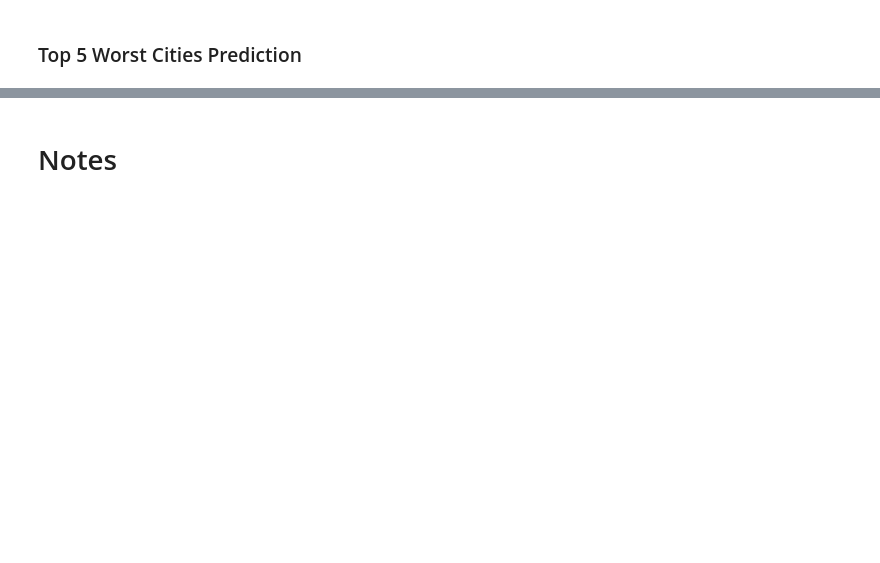
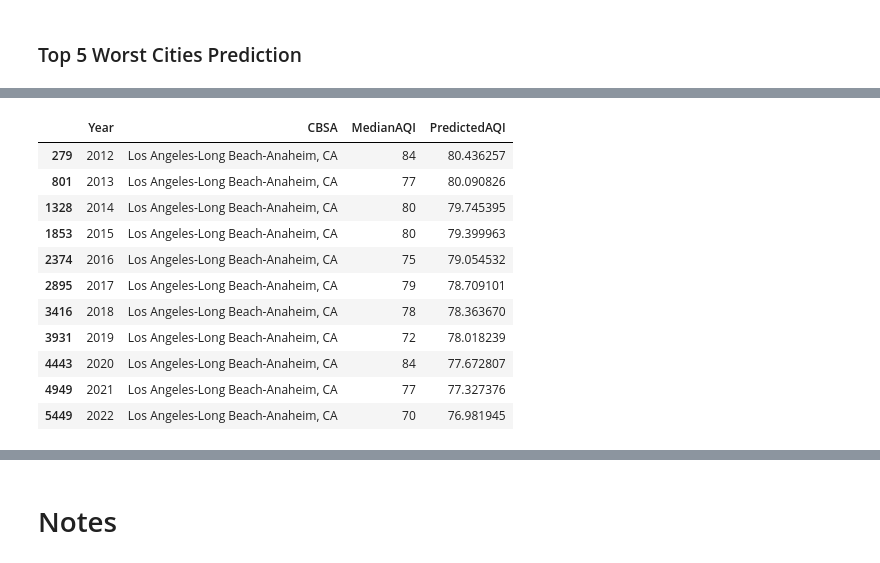
Before and after one commit to salvamike/US_Pollution-Project, a Jupyter notebook: ETL & Machine Learning/Machine_Model_Sam.ipynb, the cells around one changed output, grey strips where cells are left out. Cells and saved outputs as stored; diff of their text form; code cells hidden in the pictures; blank space fills up the shorter version.

```diff
--- a/ETL & Machine Learning/Machine_Model_Sam.ipynb
+++ b/ETL & Machine Learning/Machine_Model_Sam.ipynb
@@ -603,0 +645,16 @@ Predicted_AQI.loc[Predicted_AQI["CBSA"]=='Bakersfield, CA']
+# %%
+# predict LA, California
+Predicted_AQI.loc[Predicted_AQI["CBSA"]=='Los Angeles-Long Beach-Anaheim, CA'].sort_values(['Year'])
+# %% [output]
+|  | Year | CBSA | MedianAQI | PredictedAQI |
+| 279 | 2012 | Los Angeles-Long Beach-Anaheim, CA | 84 | 80.436257 |
+| 801 | 2013 | Los Angeles-Long Beach-Anaheim, CA | 77 | 80.090826 |
+| 1328 | 2014 | Los Angeles-Long Beach-Anaheim, CA | 80 | 79.745395 |
+| 1853 | 2015 | Los Angeles-Long Beach-Anaheim, CA | 80 | 79.399963 |
+| 2374 | 2016 | Los Angeles-Long Beach-Anaheim, CA | 75 | 79.054532 |
+| 2895 | 2017 | Los Angeles-Long Beach-Anaheim, CA | 79 | 78.709101 |
+| 3416 | 2018 | Los Angeles-Long Beach-Anaheim, CA | 78 | 78.363670 |
+| 3931 | 2019 | Los Angeles-Long Beach-Anaheim, CA | 72 | 78.018239 |
+| 4443 | 2020 | Los Angeles-Long Beach-Anaheim, CA | 84 | 77.672807 |
+| 4949 | 2021 | Los Angeles-Long Beach-Anaheim, CA | 77 | 77.327376 |
+| 5449 | 2022 | Los Angeles-Long Beach-Anaheim, CA | 70 | 76.981945 |
```
Also changed, not shown: parts of 11 cells of this notebook, 3 other files.
